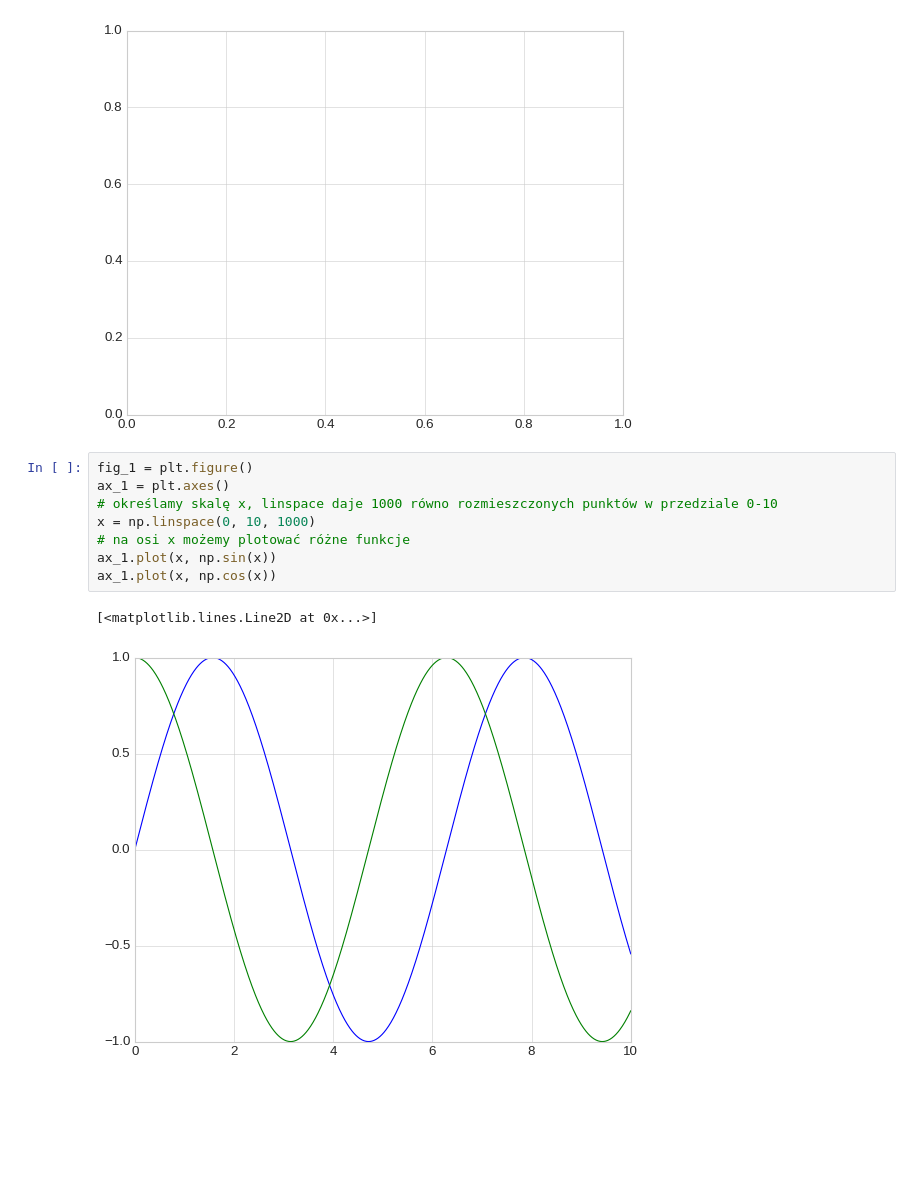
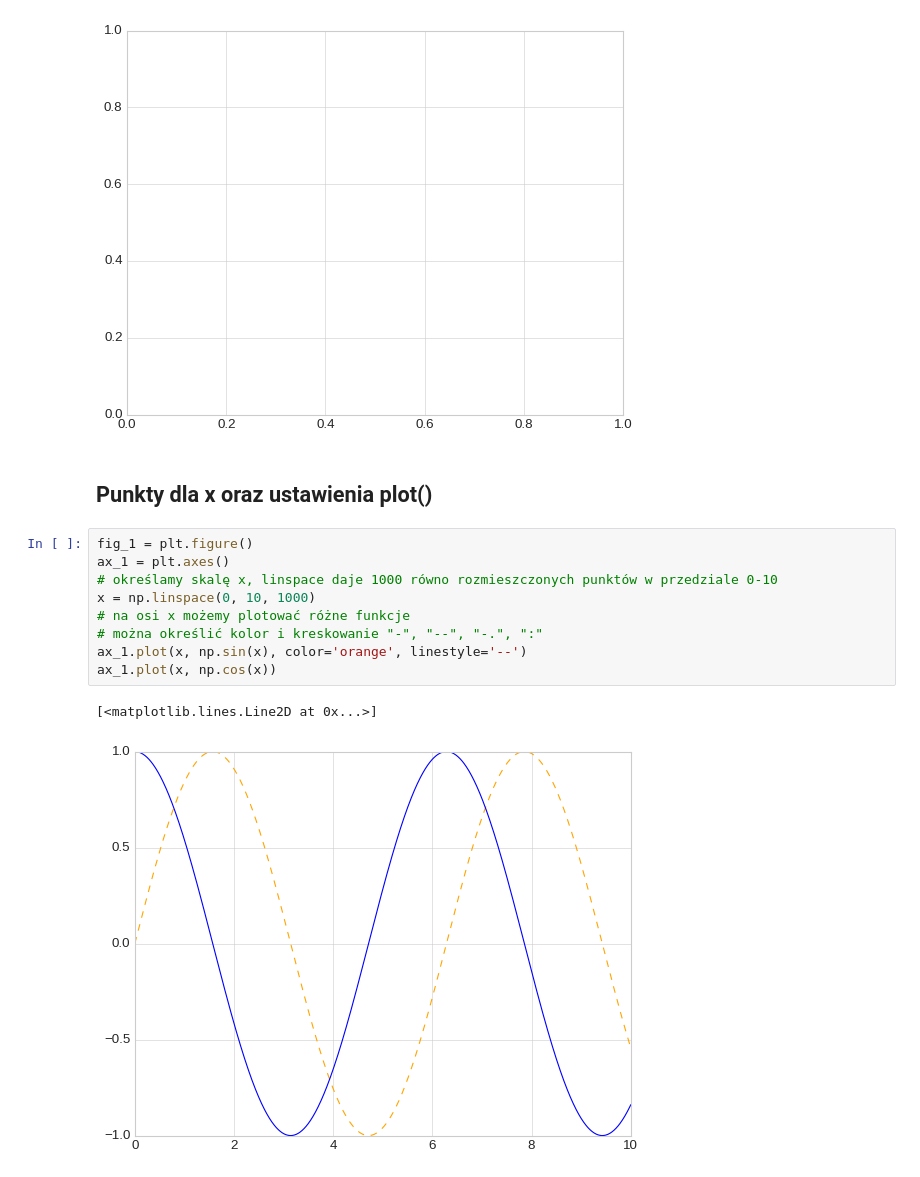
Before and after one commit to SlawCzech/matplot_exercises, a Jupyter notebook: matplot.py.ipynb, the cells around one changed output. Saved outputs shown, nothing was run; the diff lists cells and outputs as text; blank space fills up the shorter version.

Commit message:
basic plotting

```diff
--- a/matplot.py.ipynb
+++ b/matplot.py.ipynb
@@ -10,14 +12,17 @@ fig = plt.figure()
 ax = plt.axes()
 # %% [output]
 [figure]
+# %% [markdown]
+## Punkty dla x oraz ustawienia plot()
 # %%
 fig_1 = plt.figure()
 ax_1 = plt.axes()
 # określamy skalę x, linspace daje 1000 równo rozmieszczonych punktów w przedziale 0-10
 x = np.linspace(0, 10, 1000)
 # na osi x możemy plotować różne funkcje
-ax_1.plot(x, np.sin(x))
+# można określić kolor i kreskowanie "-", "--", "-.", ":"
+ax_1.plot(x, np.sin(x), color='orange', linestyle='--')
 ax_1.plot(x, np.cos(x))
 # %% [output]
 [<matplotlib.lines.Line2D at 0x...>]
-[figure, old version]
+[figure, new version]
```
Also changed, not shown: parts of 5 cells of this notebook.
